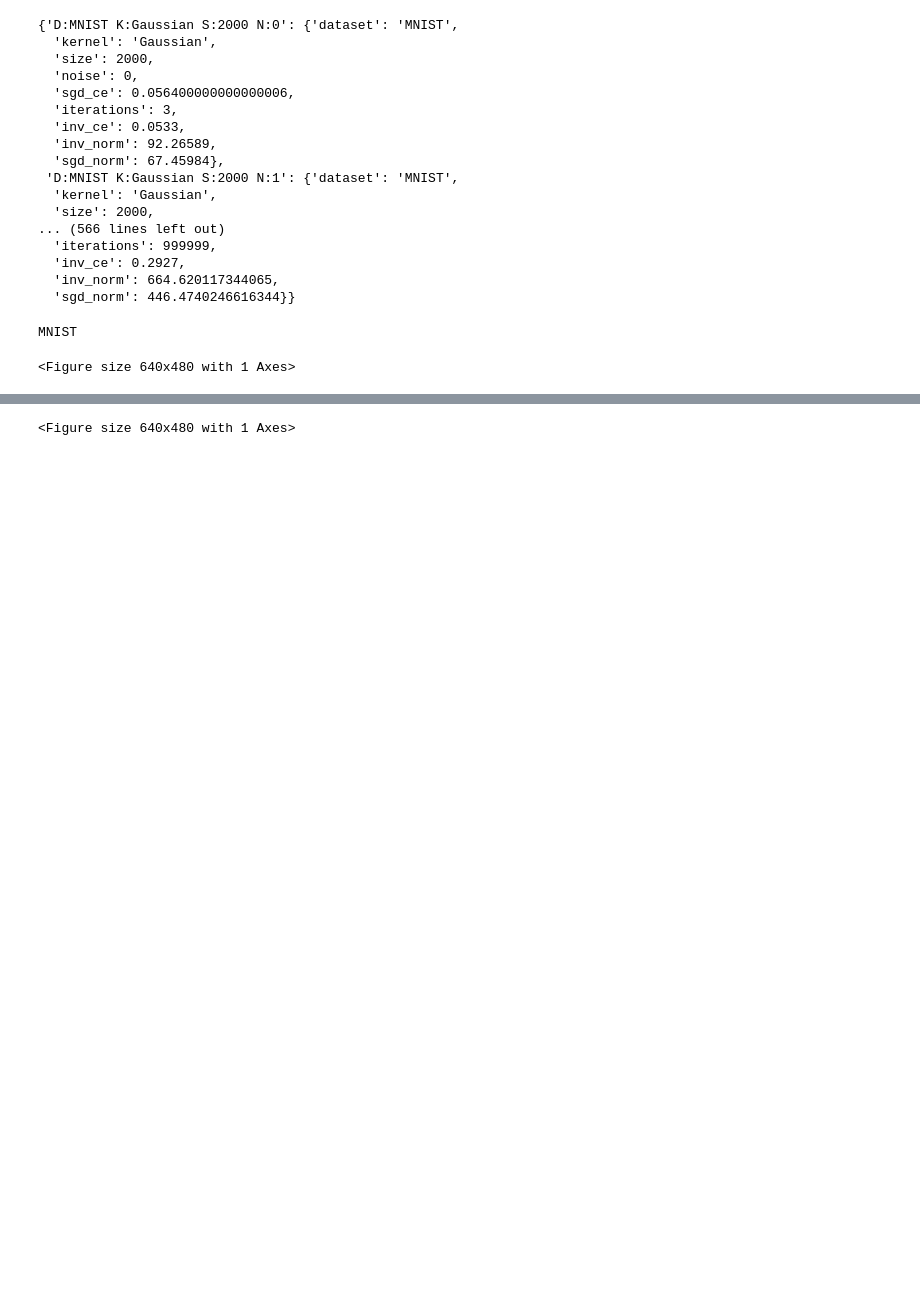
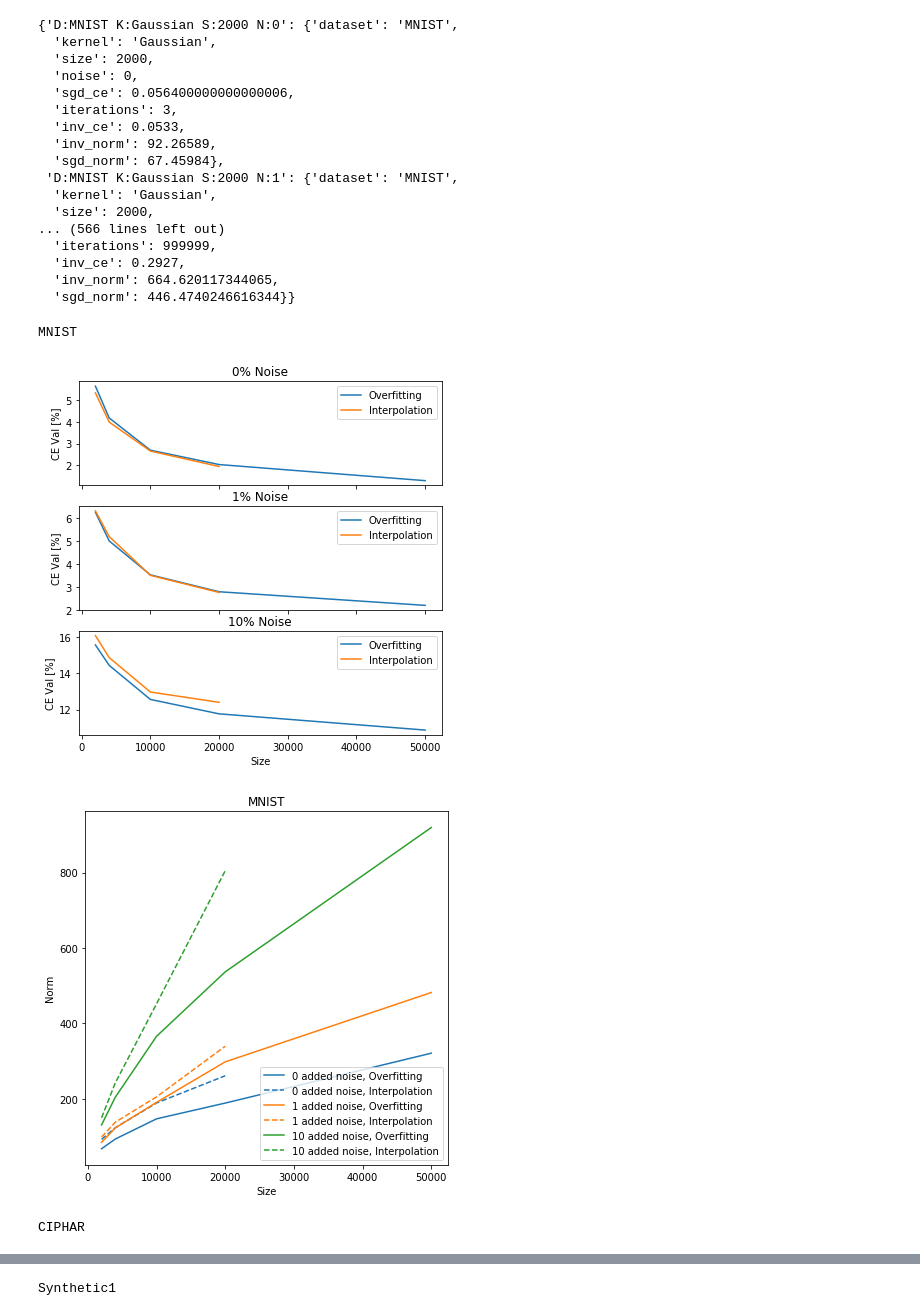
Before and after one commit to johannespitz/kernel-overfitting, a Jupyter notebook: notebooks/Figure234.ipynb, the cells around one changed output, grey strips where cells are left out. Drawn from its saved outputs; the diff is of its cells as text; code cells hidden in the pictures; blank space fills up the shorter version.

```diff
--- a/notebooks/Figure234.ipynb
+++ b/notebooks/Figure234.ipynb
@@ -41,48 +41,102 @@ trainers
 # Size vs Error
 
 import matplotlib.pyplot as plt
+
 
 this_kernel = 'Gaussian'
 
 for this_dataset in dataset_dict.keys():
 
     print(this_dataset)
 
-    for this_noise in noise_list:
+
+    fig, axs = plt.subplots(len(noise_list))
+    fig.set_size_inches(6.5, 6.5)
+
+    for index, this_noise in enumerate(noise_list):
 
         size = []
         inv = []
         sgd = []
 
         for name, trainer in trainers.items():
 
             if trainer['dataset'] != this_dataset:
                 continue
 
             if trainer['kernel'] != this_kernel:
                 continue
 
             if trainer['noise'] != this_noise:
                 continue
 
             sgd.append(trainer['sgd_ce'] * 100)
             if 'inv_ce' in trainer:
                 inv.append(trainer['inv_ce'] * 100)
             size.append(trainer['size'])
 
-        plt.plot(size, sgd, label='Overfitting')
-        plt.plot(size[:len(inv)], inv, label='Interpolation')
 
-        plt.title(str(this_noise) + '% Noise')
-        plt.xlabel('Size')
-        plt.ylabel('Missclassification Val [%]')
-        plt.legend(loc='upper right')
+        axs[index].plot(size, sgd, label='Overfitting')
+        axs[index].plot(size[:len(inv)], inv, label='Interpolation')
 
-        import matplotlib2tikz
-        filename = '../tikz/Figure234_' + this_dataset + '_' + str(this_noise) + '_noise' + '.tex'
-        matplotlib2tikz.save(filename)
+        axs[index].set_title(str(this_noise) + '% Noise')
+        axs[index].set_xlabel('Size')
+        axs[index].set_ylabel('CE Val [%]')
+        axs[index].legend(loc='upper right')
 
-        plt.show()
+    for ax in fig.get_axes():
+        ax.label_outer()
+
+    import matplotlib2tikz
+    filename = '../tikz/Figure234_' + this_dataset + '.tex'
+    matplotlib2tikz.save(filename)
+
+    plt.show()
+
+    for ax in fig.get_axes():
+        ax.label_outer()
+
+    plt.figure(num=None, figsize=(6.5, 6.5))
+    ax.set_prop_cycle(None)
+
+    for this_noise in noise_list:
+
+        size = []
+        inv = []
+        sgd = []
+
+        for name, trainer in trainers.items():
+
+            if trainer['dataset'] != this_dataset:
+                continue
+
+            if trainer['kernel'] != this_kernel:
+                continue
+
+            if trainer['noise'] != this_noise:
+                continue
+
+            sgd.append(trainer['sgd_norm'])
+            if 'inv_norm' in trainer:
+                inv.append(trainer['inv_norm'])
+            size.append(trainer['size'])
+
+        color = next(ax._get_lines.prop_cycler)['color']
+        plt.plot(size, sgd, label=str(this_noise) + ' added noise, Overfitting', color=color)
+        plt.plot(size[:len(inv)], inv, '--', label=str(this_noise) + ' added noise, Interpolation', color=color)
+
+    plt.title(this_dataset)
+    plt.xlabel('Size')
+    plt.ylabel('Norm')
+    plt.legend(loc='lower right')
+
+    import matplotlib2tikz
+    filename = '../tikz/Figure234_' + this_dataset + '_norm' + '.tex'
+    matplotlib2tikz.save(filename)
+
+    plt.show()
 # %% [output]
 MNIST
+[figure, added]
+[figure, added]
-<Figure size 640x480 with 1 Axes>
+CIPHAR
@@ -89 +145 @@ MNIST
-<Figure size 640x480 with 1 Axes>
+Synthetic1
```
Also changed, not shown: parts of 2 cells of this notebook, 46 other files.
